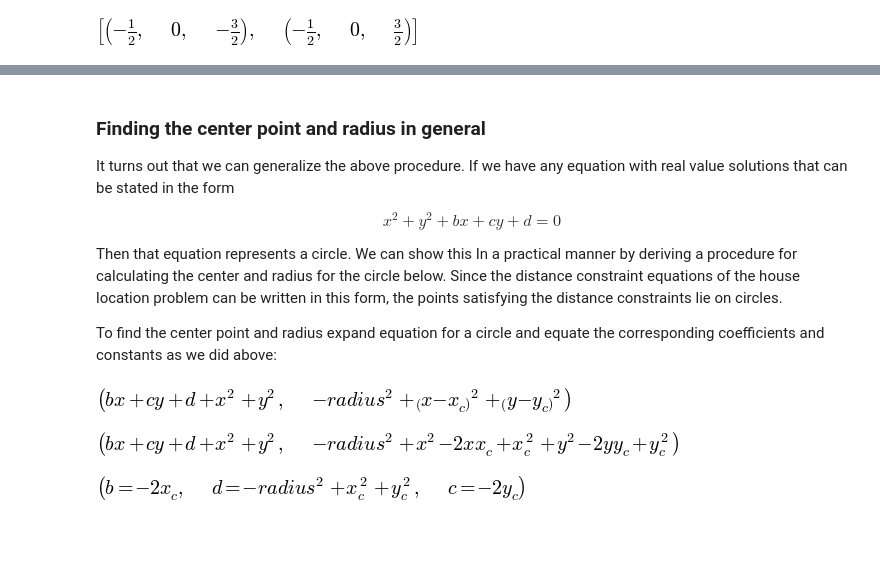
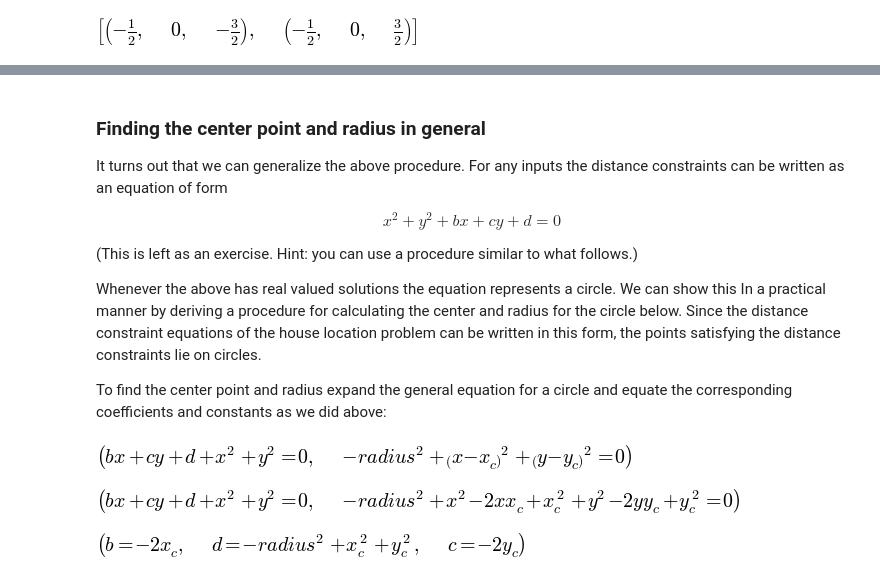
Before and after one commit to simonsfoundation/jp_svg_canvas, a Jupyter notebook: examples/Location location location.ipynb, the cells around one changed output, grey strips where cells are left out. Drawn from its saved outputs; the diff is of its cells as text; code cells hidden in the pictures; blank space fills up the shorter version.

```diff
--- a/examples/Location location location.ipynb
+++ b/examples/Location location location.ipynb
@@ -424,37 +447,42 @@ D3.embed()
 # %% [markdown]
 ### Finding the center point and radius in general
 
-It turns out that we can generalize the above procedure.  If we
-have any equation with real value solutions that can be stated in the form
+It turns out that we can generalize the above procedure.  For any
+inputs the distance constraints can be written as an equation of
+form
 
 $$ x^2 + y^2 + b x + c y + d = 0 $$
 
-Then that equation represents a circle.  We can show this
+(This is left as an exercise. Hint: you can use a procedure
+similar to what follows.)
+
+Whenever the above has real valued solutions
+the equation represents a circle.  We can show this
 In a practical manner by deriving a procedure for calculating
 the center and radius for the circle below.  Since the distance
 constraint equations of the house location problem can be written
 in this form, the points satisfying the distance constraints lie
 on circles.
 
-To find the center point and radius expand equation for a
+To find the center point and radius expand the general equation for a
 circle and equate the corresponding coefficients and constants
 as we did above:
 # %%
 # The "input equation"
 b, c, d = s.symbols("b c d")
-c_zero1 = x**2 + y**2 + b*x + c*y + d
+c_zero1 = s.Eq(x**2 + y**2 + b*x + c*y + d, 0)
 
 # The general equation for a circle
 x_c, y_c, radius = s.symbols("x_c y_c radius")
-c_zero2 = dist2(x, y, x_c, y_c) - radius ** 2
+c_zero2 = s.Eq(dist2(x, y, x_c, y_c) - radius ** 2, 0)
 
 (c_zero1, c_zero2)
 # %% [output]
-[figure, old version]
+[figure, new version]
 # %%
 # Expand the equations.
 (c_zero1.expand(), c_zero2.expand())
 # %% [output]
-[figure, old version]
+[figure, new version]
 # %%
 # Equate non-trivial coefficients
```
Also changed, not shown: parts of 24 cells of this notebook, 1 other file.
